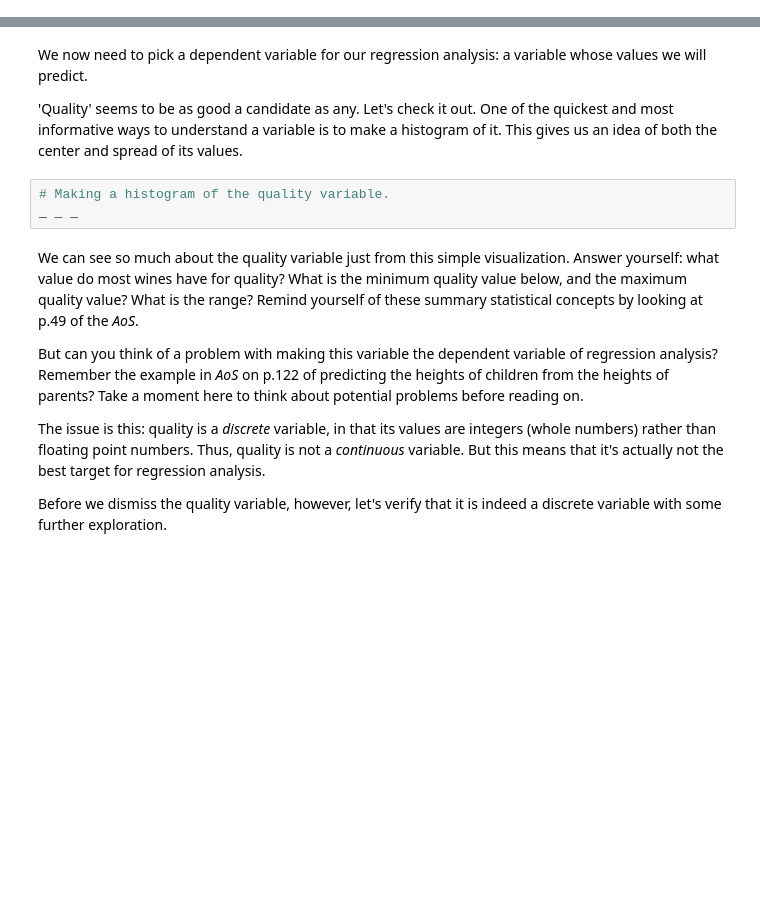
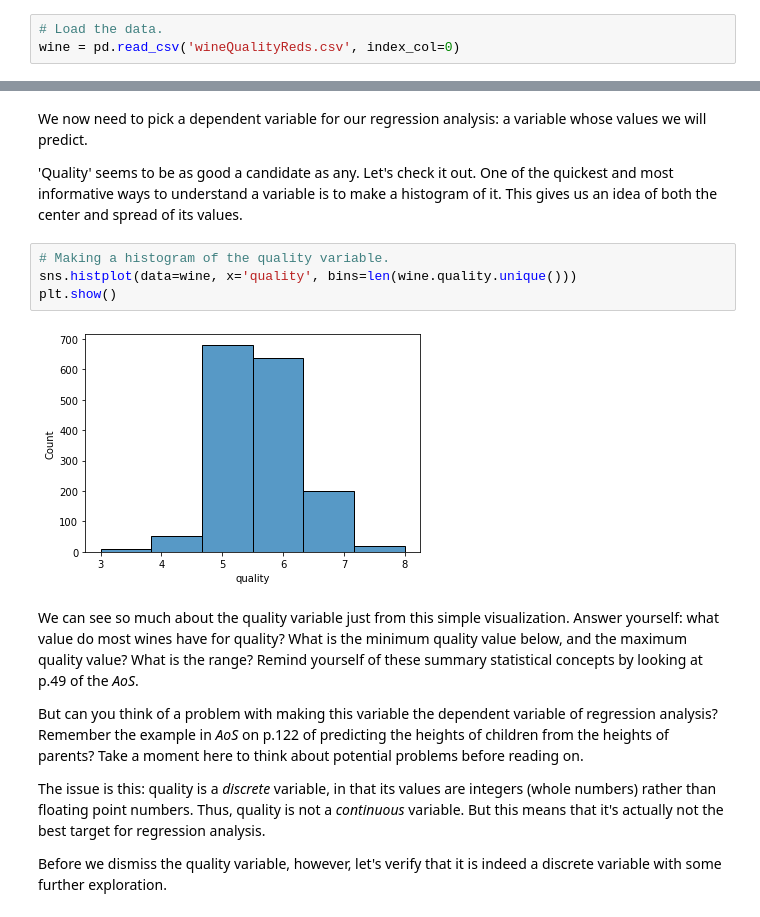
Before and after one commit to sandriyishen/Springboard_2021, a Jupyter notebook: Unit 11.4 - Linear Regression Case Study/Springboard Regression Case Study - the Red Wine Dataset - Tier 3.ipynb, the cells around one changed output, grey strips where cells are left out. Drawn from its saved outputs; the diff is of its cells as text; blank space fills up the shorter version.

```diff
--- a/Unit 11.4 - Linear Regression Case Study/Springboard Regression Case Study - the Red Wine Dataset - Tier 3.ipynb
+++ b/Unit 11.4 - Linear Regression Case Study/Springboard Regression Case Study - the Red Wine Dataset - Tier 3.ipynb
@@ -62,3 +59,6 @@ _ _ _
+# %%
+# Load the data.
+wine = pd.read_csv('wineQualityReds.csv', index_col=0)
 # %% [markdown]
 #### 1c. Exploring the data
 # %%
@@ -83,7 +129,10 @@ We now need to pick a dependent variable for our regression analysis: a variable
 'Quality' seems to be as good a candidate as any. Let's check it out. One of the quickest and most informative ways to understand a variable is to make a histogram of it. This gives us an idea of both the center and spread of its values.
 # %%
 # Making a histogram of the quality variable.
-_ _ _
+sns.histplot(data=wine, x='quality', bins=len(wine.quality.unique()))
+plt.show()
+# %% [output]
+[figure, added]
 # %% [markdown]
 We can see so much about the quality variable just from this simple visualization. Answer yourself: what value do most wines have for quality? What is the minimum quality value below, and the maximum quality value? What is the range? Remind yourself of these summary statistical concepts by looking at p.49 of the *AoS*.
 
```
Also changed, not shown: parts of 40 cells of this notebook.
